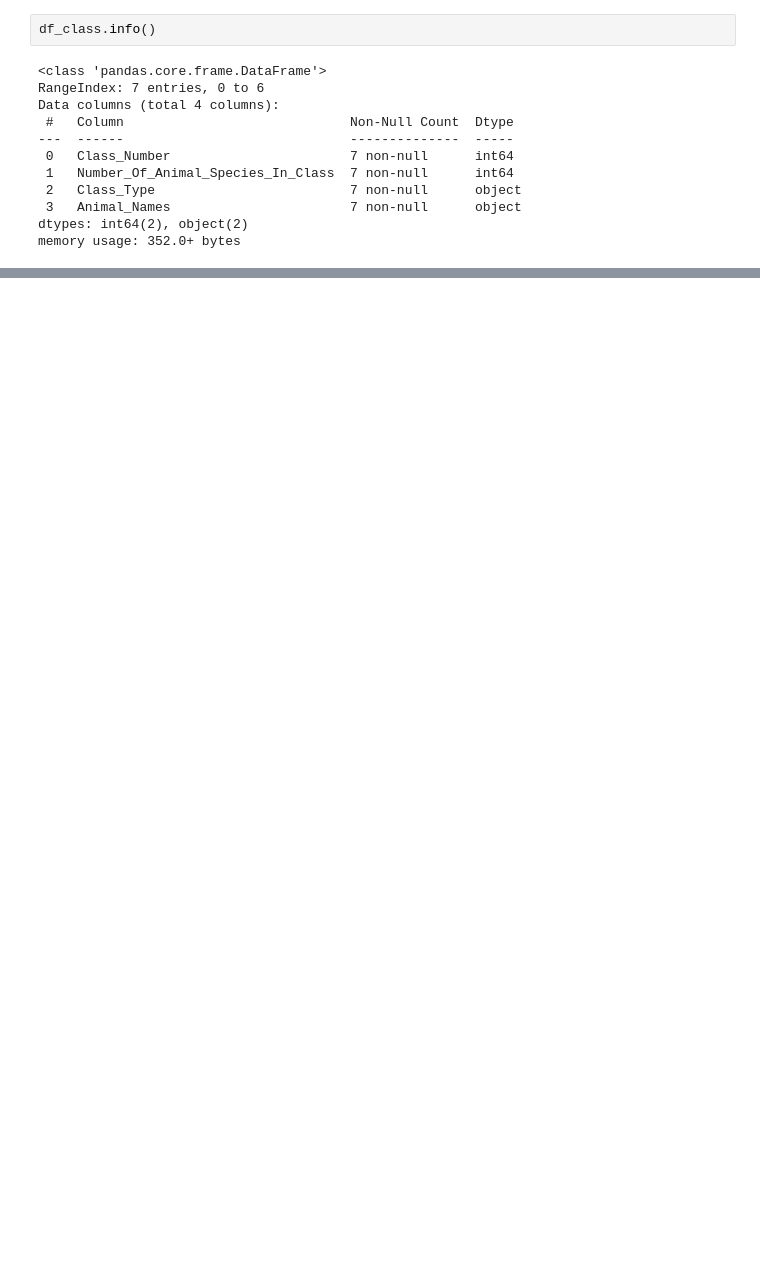
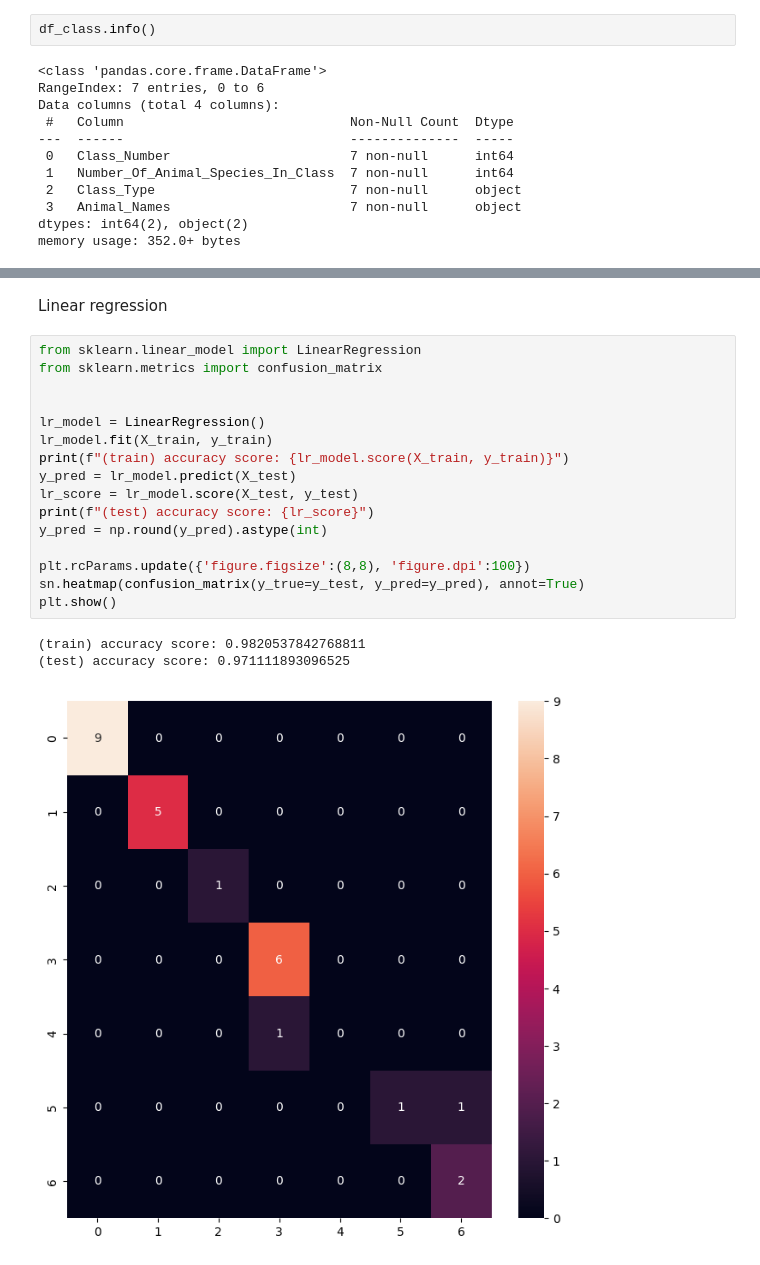
Before and after one commit to khalld/animals-zoo-classification, a Jupyter notebook: code.ipynb, the cells around one changed output, grey strips where cells are left out. Saved outputs shown, nothing was run; the diff lists cells and outputs as text; blank space fills up the shorter version.

```diff
--- a/code.ipynb
+++ b/code.ipynb
@@ -66,0 +121,22 @@ plt.show()
+# %% [markdown]
+Linear regression
+# %%
+from sklearn.linear_model import LinearRegression
+from sklearn.metrics import confusion_matrix
+
+
+lr_model = LinearRegression()
+lr_model.fit(X_train, y_train)
+print(f"(train) accuracy score: {lr_model.score(X_train, y_train)}")
+y_pred = lr_model.predict(X_test)
+lr_score = lr_model.score(X_test, y_test)
+print(f"(test) accuracy score: {lr_score}")
+y_pred = np.round(y_pred).astype(int)
+
+plt.rcParams.update({'figure.figsize':(8,8), 'figure.dpi':100})
+sn.heatmap(confusion_matrix(y_true=y_test, y_pred=y_pred), annot=True)
+plt.show()
+# %% [output]
+(train) accuracy score: 0.9820537842768811
+(test) accuracy score: 0.971111893096525
+[figure, added]
```
Also changed, not shown: parts of 25 cells of this notebook, 1 other file.
